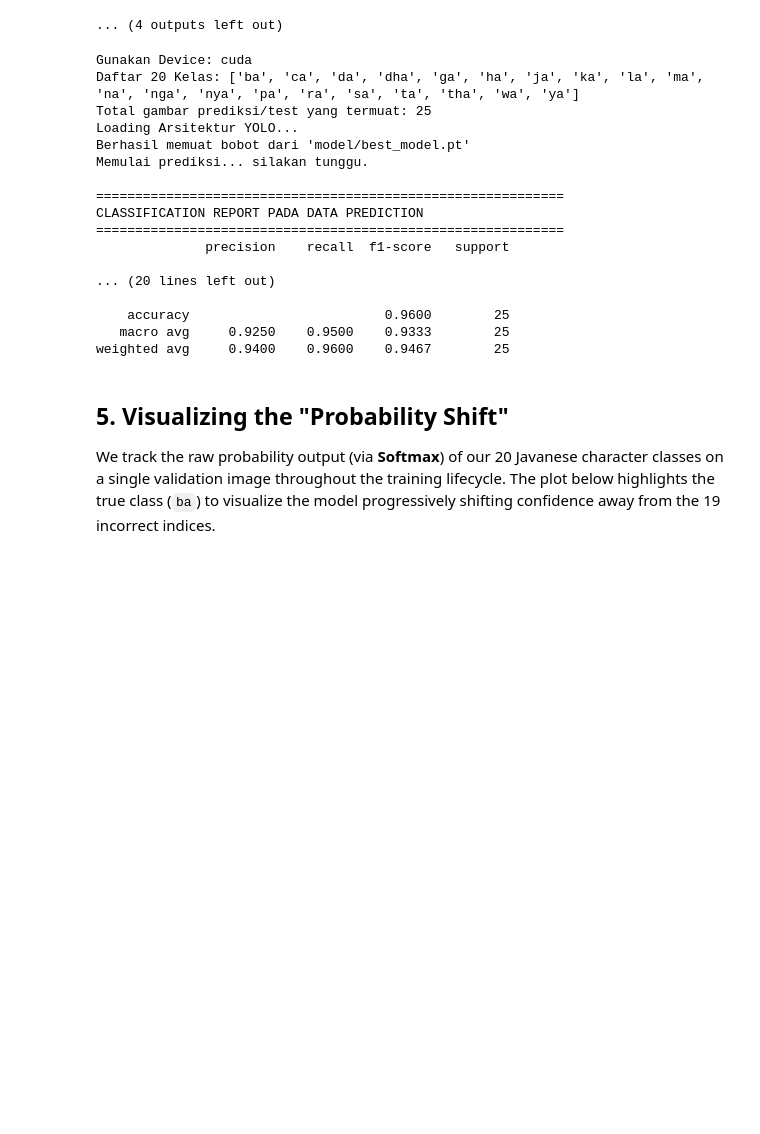
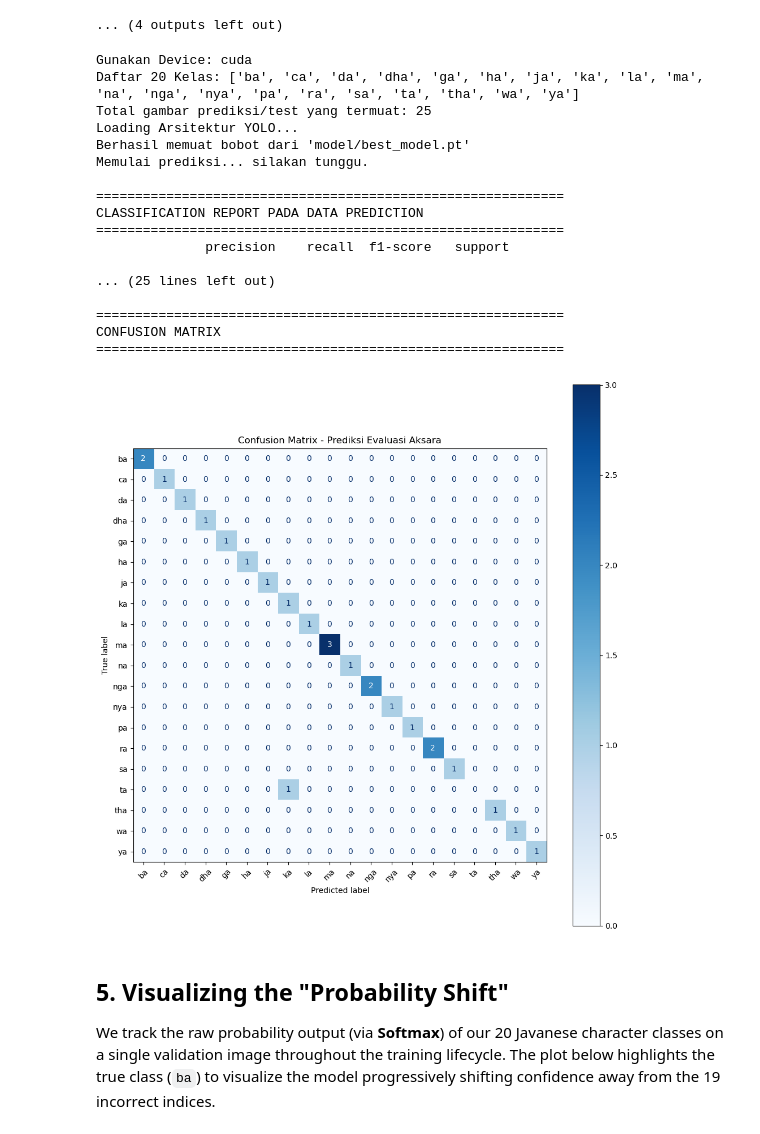
Before and after one commit to harrymardika/aksara-jawa, a Jupyter notebook: model.ipynb, the cells around one changed output. Drawn from its saved outputs; the diff is of its cells as text; code cells hidden in the pictures; blank space fills up the shorter version.

Commit message:
refactor: add confusion matrix visualization and formatting to model evaluation output

```diff
--- a/model.ipynb
+++ b/model.ipynb
@@ -516,7 +516,14 @@ import torchvision.transforms as transforms
 from torch.utils.data import Dataset, DataLoader
 from PIL import Image
 from ultralytics import YOLO
-from sklearn.metrics import classification_report
+
+# 1. Tambahkan confusion_matrix dan ConfusionMatrixDisplay, serta pyplot
+from sklearn.metrics import (
+    classification_report,
+    confusion_matrix,
+    ConfusionMatrixDisplay,
+)
+import matplotlib.pyplot as plt
 
 
 # 1. Custom Dataset untuk struktur folder datar
@@ -624,37 +631,56 @@ def main():
 
             all_preds.extend(predicted.cpu().numpy())
             all_labels.extend(labels.numpy())
 
     # 9. Cetak Classification Report
     print("\n" + "=" * 60)
     print("CLASSIFICATION REPORT PADA DATA PREDICTION")
     print("=" * 60)
     report = classification_report(
         all_labels, all_preds, target_names=classes, digits=4
     )
     print(report)
 
+    # 10. Cetak dan Visualisasi Confusion Matrix
+    print("\n" + "=" * 60)
+    print("CONFUSION MATRIX")
+    print("=" * 60)
+
+    # Hitung matriks nilai
+    cm = confusion_matrix(all_labels, all_preds)
+
+    # Visualisasi bentuk plot menggunakan matplotlib
+    fig, ax = plt.subplots(figsize=(10, 10))
+    disp = ConfusionMatrixDisplay(confusion_matrix=cm, display_labels=classes)
+
+    # cmap='Blues' untuk gradasi warna mempermudah identifikasi prediksi salah
+    disp.plot(cmap="Blues", ax=ax, xticks_rotation=45)
+    plt.title("Confusion Matrix - Prediksi Evaluasi Aksara")
+    plt.tight_layout()
+    plt.show()
+
 
 if __name__ == "__main__":
     main()
 # %% [output]
 Gunakan Device: cuda
 Daftar 20 Kelas: ['ba', 'ca', 'da', 'dha', 'ga', 'ha', 'ja', 'ka', 'la', 'ma', 'na', 'nga', 'nya', 'pa', 'ra', 'sa', 'ta', 'tha', 'wa', 'ya']
 Total gambar prediksi/test yang termuat: 25
 Loading Arsitektur YOLO...
 Berhasil memuat bobot dari 'model/best_model.pt'
 Memulai prediksi... silakan tunggu.
 
 ============================================================
 CLASSIFICATION REPORT PADA DATA PREDICTION
 ============================================================
               precision    recall  f1-score   support
 
-... (20 lines left out)
+... (25 lines left out)
 
-    accuracy                         0.9600        25
-   macro avg     0.9250    0.9500    0.9333        25
-weighted avg     0.9400    0.9600    0.9467        25
+============================================================
+CONFUSION MATRIX
+============================================================
+[figure, added]
 # %% [markdown]
 ## 5. Visualizing the "Probability Shift"
 
```
